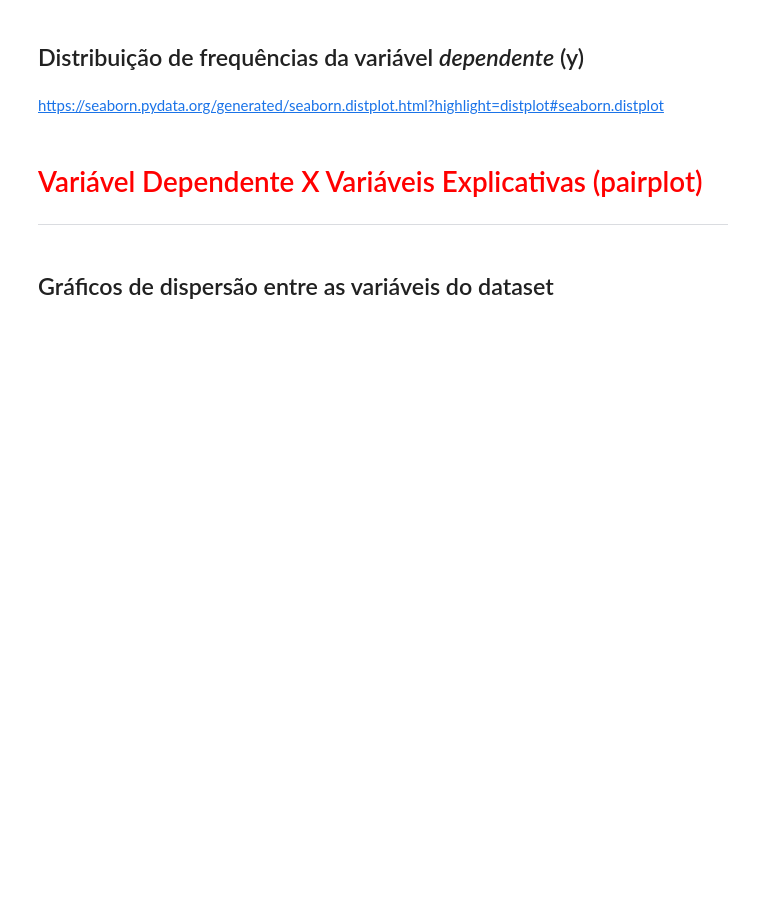
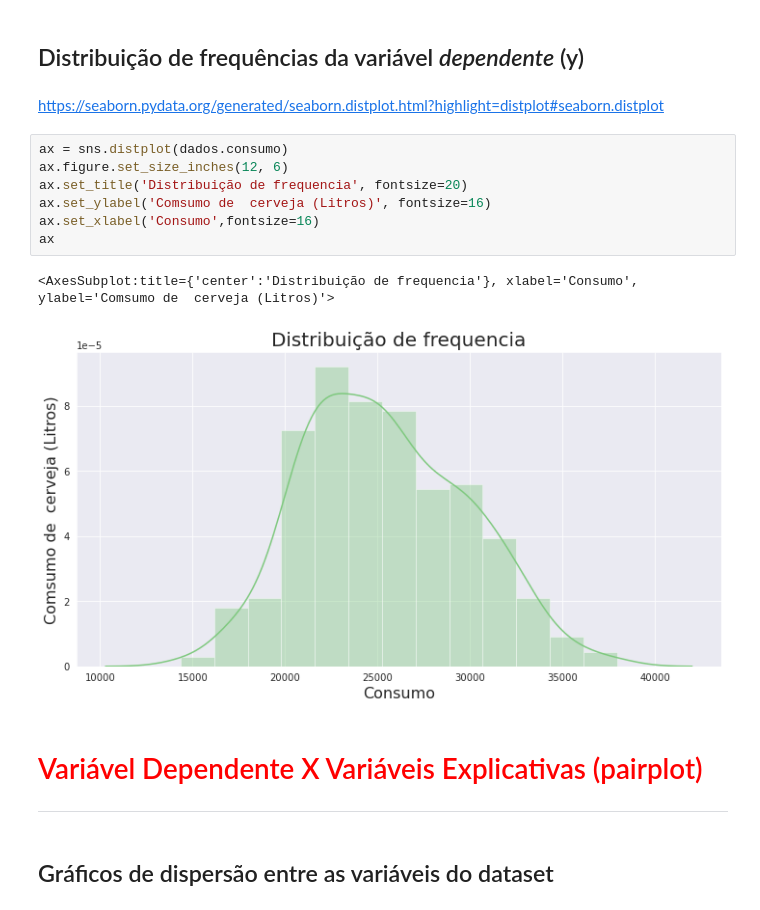
Before and after one commit to gabriels3t/Regressao-Linear-Testando-Relacoes-e-Prevendo-Resultados, a Jupyter notebook: Regressão Linear.ipynb, the cells around one changed output. Drawn from its saved outputs; the diff is of its cells as text; blank space fills up the shorter version.

```diff
--- a/Regressão Linear.ipynb
+++ b/Regressão Linear.ipynb
@@ -153,6 +188,16 @@ https://seaborn.pydata.org/generated/seaborn.boxplot.html?highlight=boxplot#seab
 ## Distribuição de frequências da variável *dependente* (y)
 # %% [markdown]
 https://seaborn.pydata.org/generated/seaborn.distplot.html?highlight=distplot#seaborn.distplot
+# %%
+ax = sns.distplot(dados.consumo)
+ax.figure.set_size_inches(12, 6)
+ax.set_title('Distribuição de frequencia', fontsize=20)
+ax.set_ylabel('Comsumo de  cerveja (Litros)', fontsize=16)
+ax.set_xlabel('Consumo',fontsize=16)
+ax
+# %% [output]
+<AxesSubplot:title={'center':'Distribuição de frequencia'}, xlabel='Consumo', ylabel='Comsumo de  cerveja (Litros)'>
+[figure, added]
 # %% [markdown]
 # <font color='red' style='font-size: 30px;'>Variável Dependente X Variáveis Explicativas (pairplot)</font>
 <hr style='border: 2px solid red;'>
```
Also changed, not shown: parts of 5 cells of this notebook.
